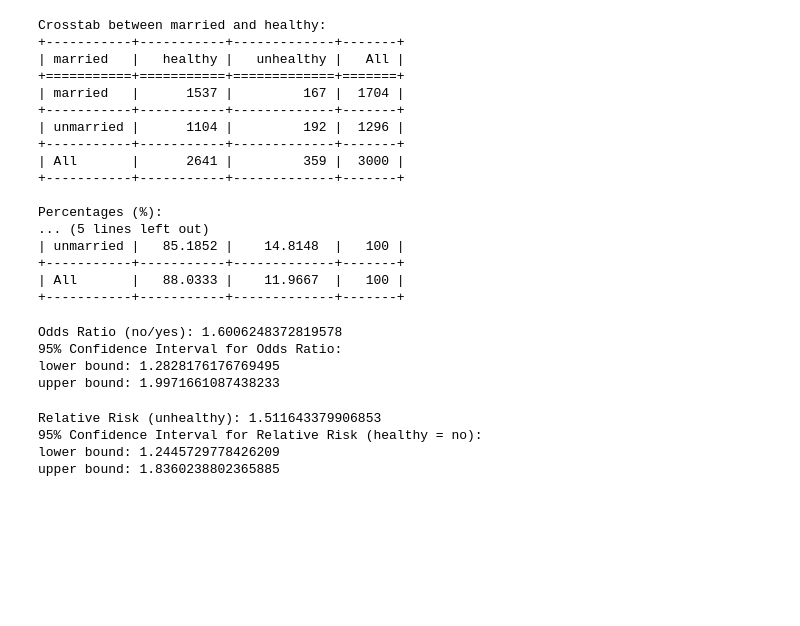
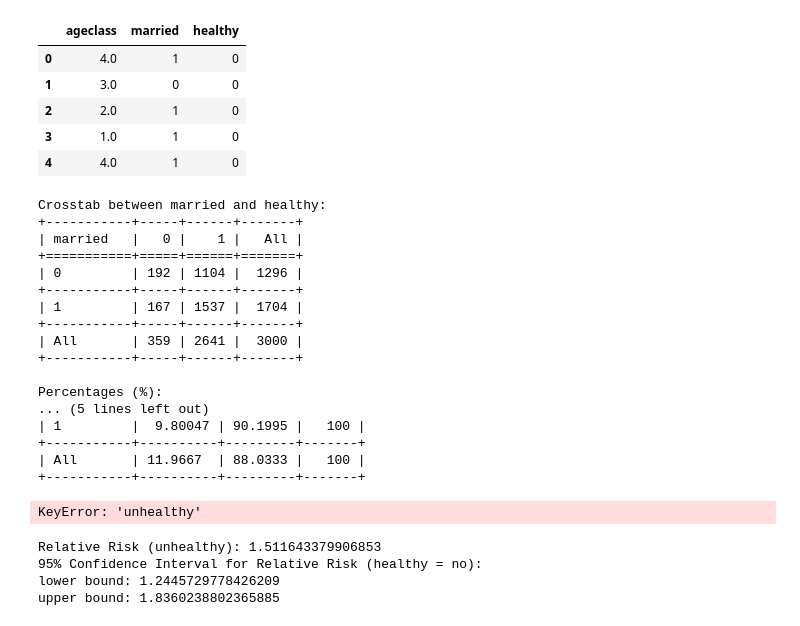
Before and after one commit to winati17/ml-in-medicine, a Jupyter notebook: ch-12.ipynb, the cells around one changed output. Cells and saved outputs as stored; diff of their text form; code cells hidden in the pictures; blank space fills up the shorter version.

```diff
--- a/ch-12.ipynb
+++ b/ch-12.ipynb
@@ -1,19 +1,23 @@
 # %%
 import pandas as pd
 import numpy as np
 import math
 
 from scipy.stats import chi2
 from statsmodels.stats.contingency_tables import StratifiedTable, Table2x2
 from tabulate import tabulate
 from scipy.stats import norm
 
 # Read data from CSV file
 df = pd.read_csv('relativerisk.csv')
-
-# Ganti nilai 0 dan 1 pada kolom 'married' dan 'healthy' sebelum membuat crosstab
-df['married'] = df['married'].replace({0: 'unmarried', 1: 'married'})
-df['healthy'] = df['healthy'].replace({0: 'unhealthy', 1: 'healthy'})
+df.head()
+# %% [output]
+|  | ageclass | married | healthy |
+| 0 | 4.0 | 1 | 0 |
+| 1 | 3.0 | 0 | 0 |
+| 2 | 2.0 | 1 | 0 |
+| 3 | 1.0 | 1 | 0 |
+| 4 | 4.0 | 1 | 0 |
 # %%
 # Buat crosstab antara married dan healthy
 crosstab = pd.crosstab(df['married'], df['healthy'], margins=True)
@@ -27,22 +31,22 @@ print("\nPercentages (%):")
 print(tabulate(crosstab_perc, headers='keys', tablefmt='grid'))
 # %% [output]
 Crosstab between married and healthy:
-+-----------+-----------+-------------+-------+
-| married   |   healthy |   unhealthy |   All |
-+===========+===========+=============+=======+
-| married   |      1537 |         167 |  1704 |
-+-----------+-----------+-------------+-------+
-| unmarried |      1104 |         192 |  1296 |
-+-----------+-----------+-------------+-------+
-| All       |      2641 |         359 |  3000 |
-+-----------+-----------+-------------+-------+
++-----------+-----+------+-------+
+| married   |   0 |    1 |   All |
++===========+=====+======+=======+
+| 0         | 192 | 1104 |  1296 |
++-----------+-----+------+-------+
+| 1         | 167 | 1537 |  1704 |
++-----------+-----+------+-------+
+| All       | 359 | 2641 |  3000 |
++-----------+-----+------+-------+
 
 Percentages (%):
 ... (5 lines left out)
-| unmarried |   85.1852 |    14.8148  |   100 |
-+-----------+-----------+-------------+-------+
-| All       |   88.0333 |    11.9667  |   100 |
-+-----------+-----------+-------------+-------+
+| 1         |  9.80047 | 90.1995 |   100 |
++-----------+----------+---------+-------+
+| All       | 11.9667  | 88.0333 |   100 |
++-----------+----------+---------+-------+
 # %%
 # Get counts for 2x2 table using "unmarried"/"married" and "unhealthy"/"healthy" labels
 unmarried_unhealthy = crosstab.loc["unmarried", "unhealthy"]
@@ -67,10 +71,7 @@ print(f"95% Confidence Interval for Odds Ratio:")
 print(f"lower bound: {oddsratio_confint[0]}")
 print(f"upper bound: {oddsratio_confint[1]}")
 # %% [output]
-Odds Ratio (no/yes): 1.6006248372819578
-95% Confidence Interval for Odds Ratio:
-lower bound: 1.2828176176769495
-upper bound: 1.9971661087438233
+KeyError: 'unhealthy'
 # %%
 unmarried_total = unmarried_unhealthy + unmarried_healthy
 married_total = married_unhealthy + married_healthy
```
Also changed, not shown: parts of 3 cells of this notebook.
